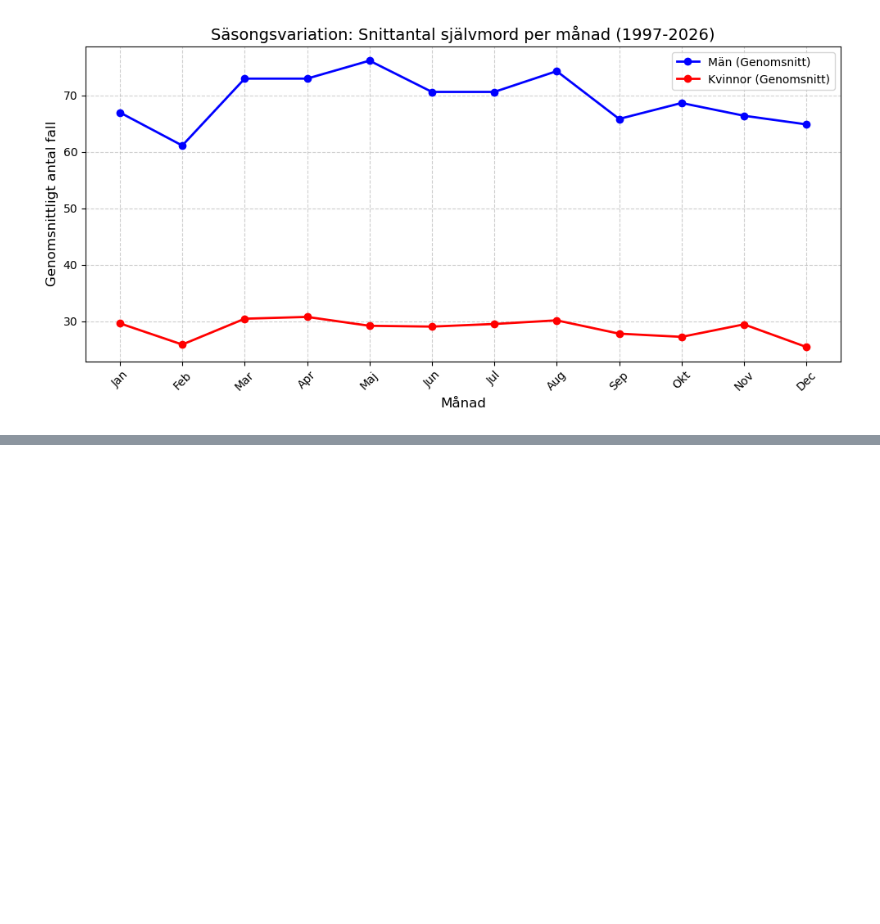
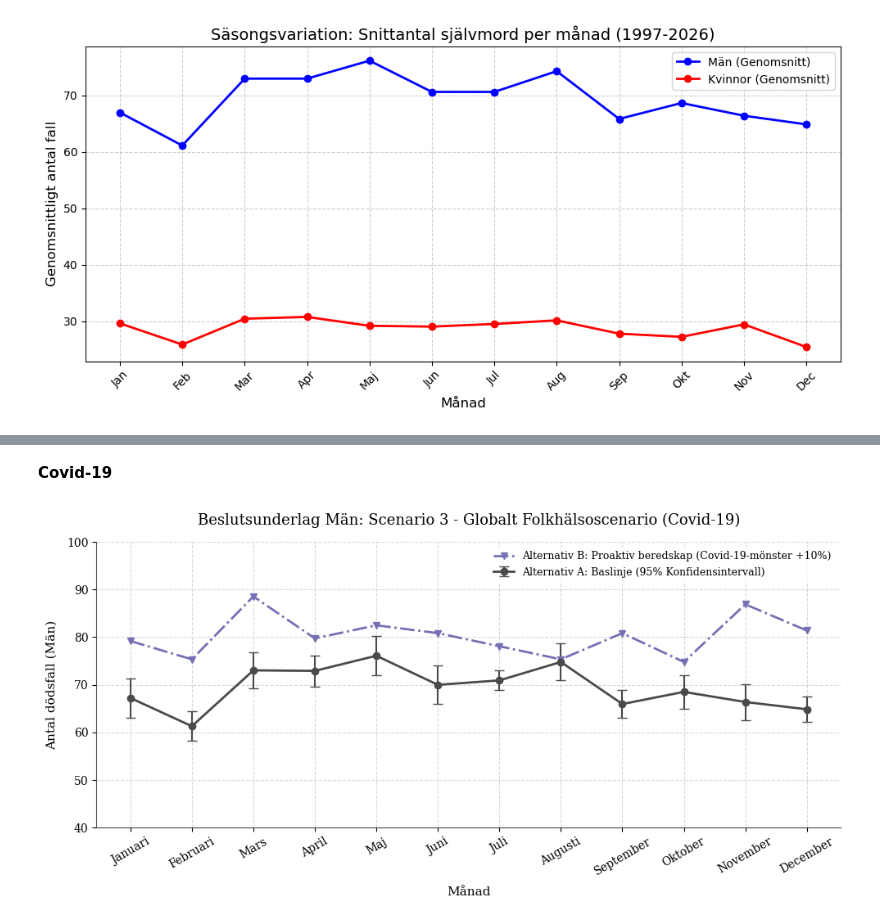
Before and after one commit to RickardAnd/projekt-grupp6, a Jupyter notebook: projekt_grupp6.ipynb, the cells around one changed output, grey strips where cells are left out. Saved outputs shown, nothing was run; the diff lists cells and outputs as text; code cells hidden in the pictures; blank space fills up the shorter version.

```diff
--- a/projekt_grupp6.ipynb
+++ b/projekt_grupp6.ipynb
@@ -450,0 +583,15 @@ plt.show()
+# %% [markdown]
+**Covid-19**
+# %%
+# ---------------------------------------------------------------------
+# DIAGRAM 3: ENBART COVID-19
+# ---------------------------------------------------------------------
+fig3, ax3 = plt.subplots(figsize=(10, 5))
+ax3.errorbar(manads_namn, manads_stats['mean'], yerr=manads_stats['error'], fmt='o-', color='#4a4a4a', linewidth=2, elinewidth=1.5, capsize=4, label='Alternativ A: Baslinje (95% Konfidensintervall)')
+ax3.plot(manads_namn, kris_covid_skalad, color='#7570b3', linestyle='-.', linewidth=2, marker='v', label='Alternativ B: Proaktiv beredskap (Covid-19-mönster +10%)')
+snygga_till_axel(ax3, "Beslutsunderlag Män: Scenario 3 - Globalt Folkhälsoscenario (Covid-19)")
+plt.tight_layout()
+#plt.savefig("plot_3_covid.png", dpi=300)
+plt.show()
+# %% [output]
+[figure, added]
```
Also changed, not shown: parts of 6 cells of this notebook.
